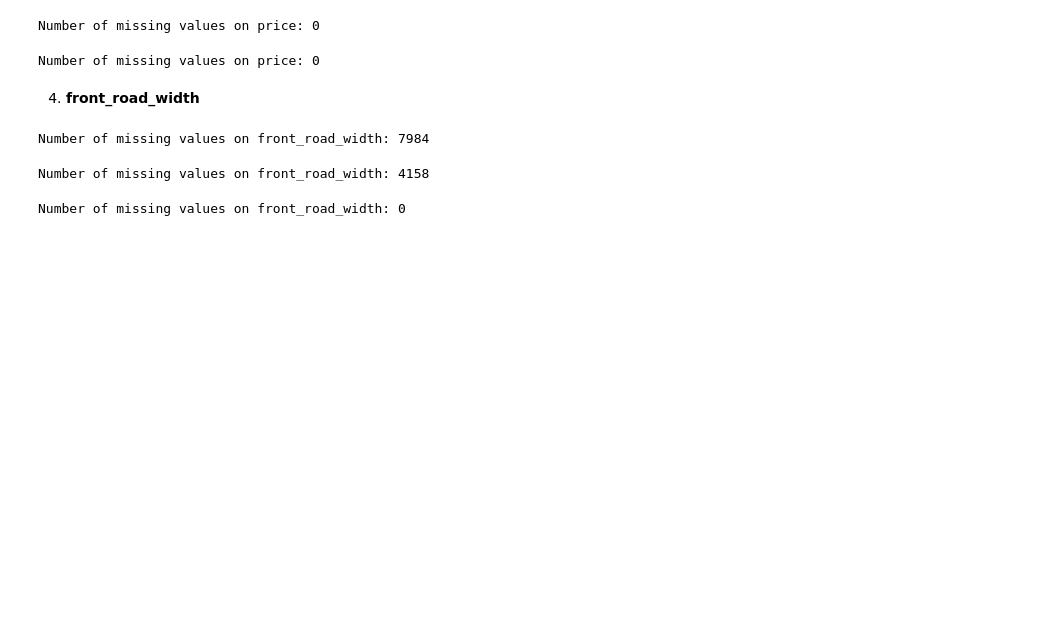
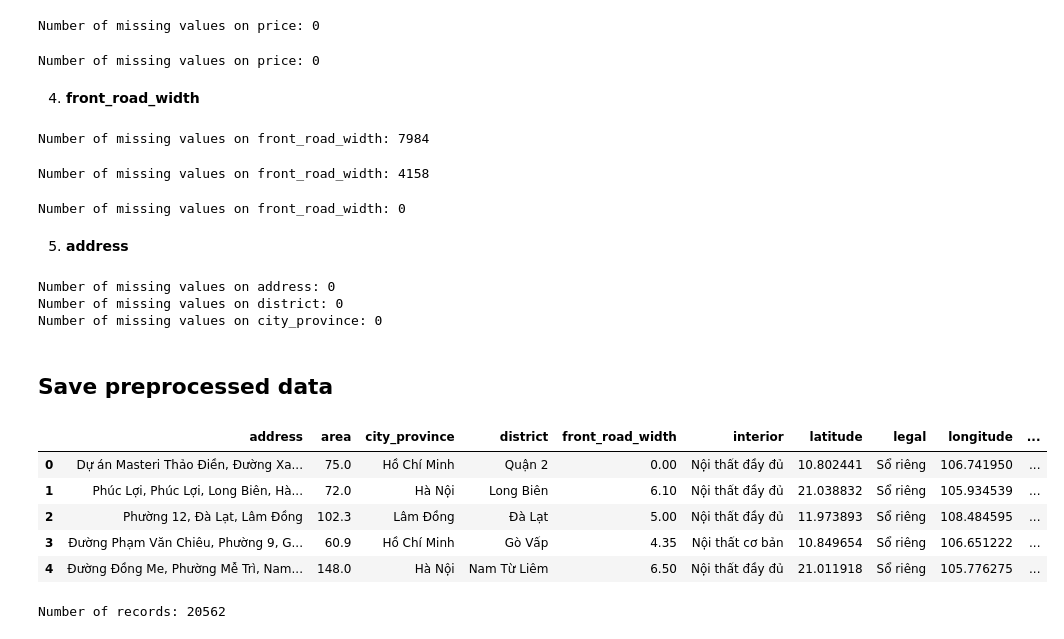
Before and after one commit to ngocanhpham-hust/Real-Estate-Analysis_DSProject, a Jupyter notebook: data_preprocessed/preprocess_full.ipynb, the cells around one changed output. Drawn from its saved outputs; the diff is of its cells as text; code cells hidden in the pictures; blank space fills up the shorter version.

Commit message:
Add clean data

```diff
--- a/data_preprocessed/preprocess_full.ipynb
+++ b/data_preprocessed/preprocess_full.ipynb
@@ -492,3 +492,29 @@ df["front_road_width"] = df["front_road_width"].fillna(global_median)
 print("Number of missing values on front_road_width: " + str(df['front_road_width'].isna().sum()))
 # %% [output]
 Number of missing values on front_road_width: 0
+# %% [markdown]
+5. **address**
+# %%
+df = df.dropna(subset = ['address', 'district', 'city_province'])
+print("Number of missing values on address: " + str(df['address'].isna().sum()))
+print("Number of missing values on district: " + str(df['district'].isna().sum()))
+print("Number of missing values on city_province: " + str(df['city_province'].isna().sum()))
+# %% [output]
+Number of missing values on address: 0
+Number of missing values on district: 0
+Number of missing values on city_province: 0
+# %% [markdown]
+## Save preprocessed data
+# %%
+df.head(5)
+# %% [output]
+|  | address | area | city_province | district | front_road_width | interior | latitude | legal | longitude | ... |
+| 0 | Dự án Masteri Thảo Điền, Đường Xa... | 75.0 | Hồ Chí Minh | Quận 2 | 0.00 | Nội thất đầy đủ | 10.802441 | Sổ riêng | 106.741950 | ... |
+| 1 | Phúc Lợi, Phúc Lợi, Long Biên, Hà... | 72.0 | Hà Nội | Long Biên | 6.10 | Nội thất đầy đủ | 21.038832 | Sổ riêng | 105.934539 | ... |
+| 2 | Phường 12, Đà Lạt, Lâm Đồng | 102.3 | Lâm Đồng | Đà Lạt | 5.00 | Nội thất đầy đủ | 11.973893 | Sổ riêng | 108.484595 | ... |
+| 3 | Đường Phạm Văn Chiêu, Phường 9, G... | 60.9 | Hồ Chí Minh | Gò Vấp | 4.35 | Nội thất cơ bản | 10.849654 | Sổ riêng | 106.651222 | ... |
+| 4 | Đường Đồng Me, Phường Mễ Trì, Nam... | 148.0 | Hà Nội | Nam Từ Liêm | 6.50 | Nội thất đầy đủ | 21.011918 | Sổ riêng | 105.776275 | ... |
+# %%
+print("Number of records: " + str(df.shape[0]))
+# %% [output]
+Number of records: 20562
```
Also changed, not shown: parts of 2 cells of this notebook, 2 other files.
